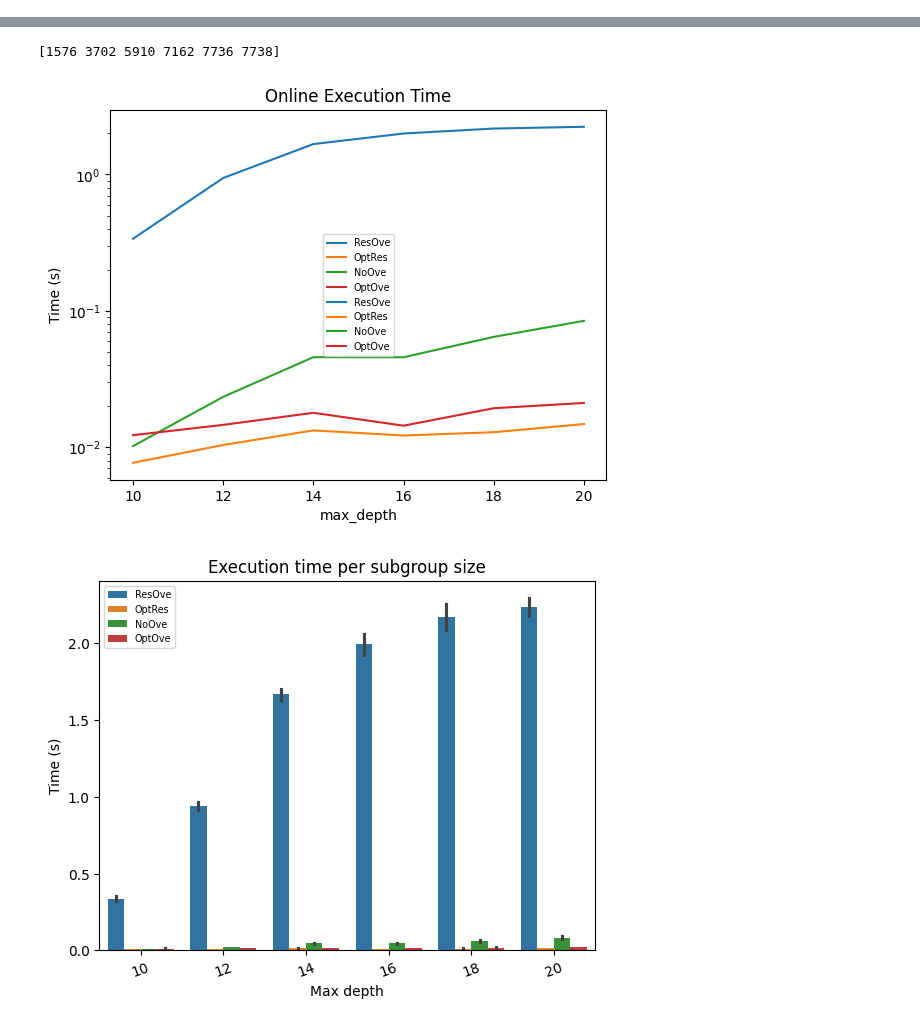
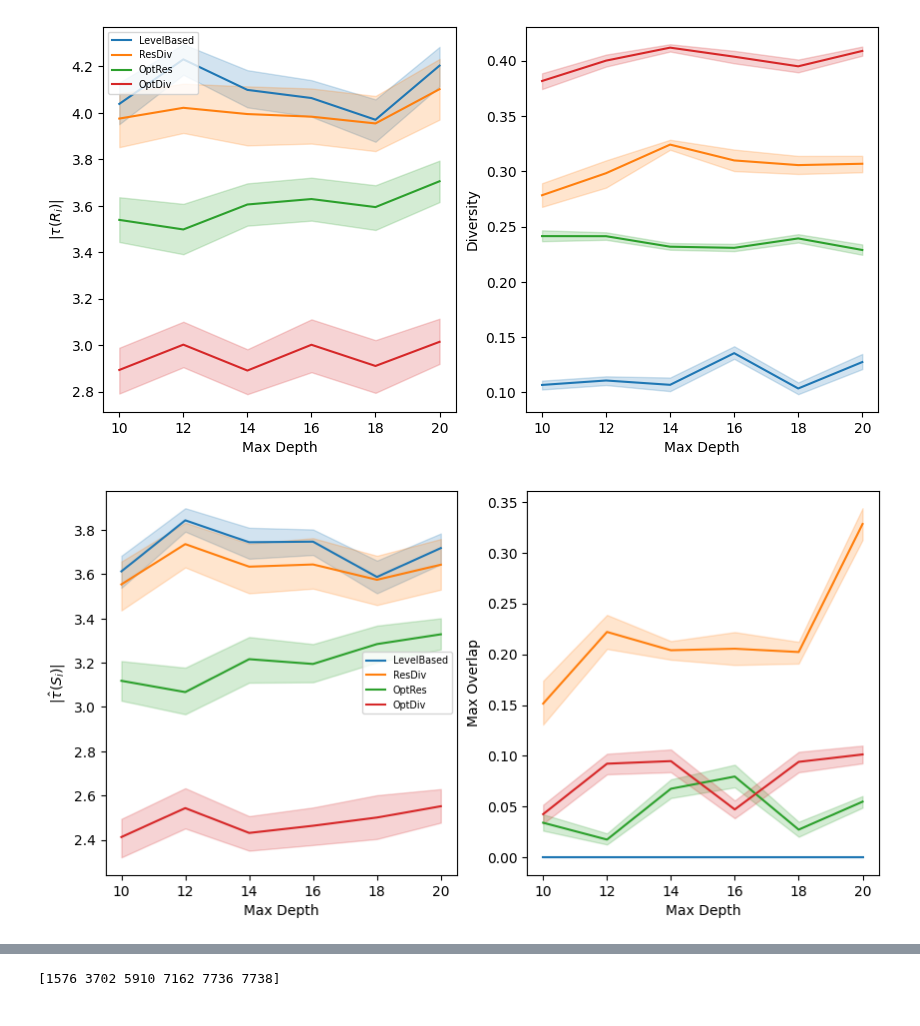
Before and after one commit to antonismand/Query-Driven-Data-Exploration-with-Heterogeneous-Treatment-Effects, a Jupyter notebook: experiments/max_depth.ipynb, the cells around one changed output, grey strips where cells are left out. Drawn from its saved outputs; the diff is of its cells as text; code cells hidden in the pictures.

Commit message:
rerun max depth and scalability exps

```diff
--- a/experiments/max_depth.ipynb
+++ b/experiments/max_depth.ipynb
@@ -16,0 +10,5 @@ exp.plots(hue="topK_algorithm")
+# %%
+exp.plots(hue="Top-K Algorithm")
+# %% [output]
+[figure, added]
+[figure, added]
@@ -19,12 +20,2 @@ print(exp.scores['total_subgroups'].unique())
 # %% [output]
 [1576 3702 5910 7162 7736 7738]
-# %%
-exp = LoadExperiment("tune_max_depth")
-# exp.plot(x="n", hue='topK_algorithm')
-exp.save_tikzplot(x="max_depth", hue='topK_algorithm', plot="time")
-# %% [output]
-[figure, removed]
-# %%
-exp.save_tikzplot(plot='subgroups', hue='topK_algorithm')
-# %% [output]
-[figure, removed]
```
Also changed, not shown: parts of 5 cells of this notebook, 2 other files.
